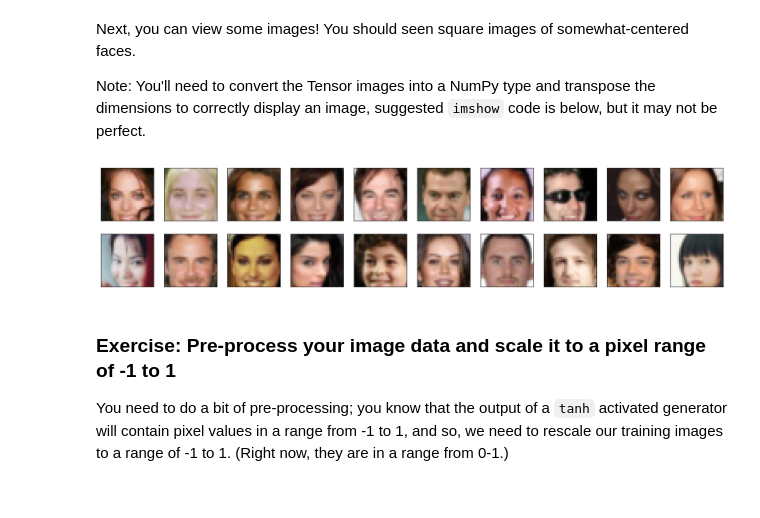
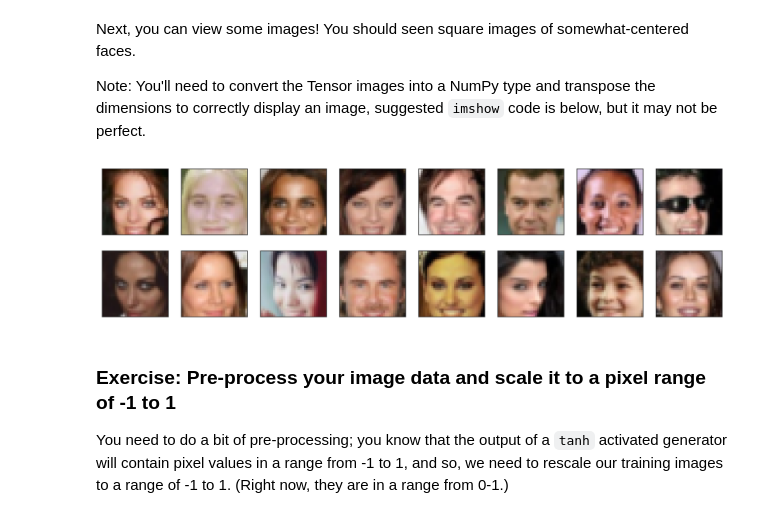
Before and after one commit to HaleTom/pytorch-udacity-intro, a Jupyter notebook: project-face-generation/dlnd_face_generation.ipynb, the cells around one changed output. Cells and saved outputs as stored; diff of their text form; code cells hidden in the pictures.

```diff
--- a/project-face-generation/dlnd_face_generation.ipynb
+++ b/project-face-generation/dlnd_face_generation.ipynb
@@ -133,7 +133,7 @@ Call the above function and create a dataloader to view images.
 img_size = 32  # Size of both x and y dimensions
 
 # Define function hyperparameters
-batch_size = 32
+batch_size = 16
 image_channels = 3
 
 """
@@ -148,24 +148,24 @@ Note: You'll need to convert the Tensor images into a NumPy type and transpose t
 # %%
 # helper display function
 def imshow(img):
     npimg = img.numpy()
     plt.imshow(np.transpose(npimg, (1, 2, 0)))
 
 """
 DON'T MODIFY ANYTHING IN THIS CELL THAT IS BELOW THIS LINE
 """
 # obtain one batch of training images
 dataiter = iter(celeba_train_loader)
 images, _ = dataiter.next() # _ for no labels
 
 # plot the images in the batch, along with the corresponding labels
-fig = plt.figure(figsize=(20, 4))
-plot_size=20
+fig = plt.figure(figsize=(16, 4))
+plot_size=16
 for idx in np.arange(plot_size):
     ax = fig.add_subplot(2, plot_size/2, idx+1, xticks=[], yticks=[])
     imshow(images[idx])
 # %% [output]
-[figure, old version]
+[figure, new version]
 # %% [markdown]
 ### Exercise: Pre-process your image data and scale it to a pixel range of -1 to 1
 
```
Also changed, not shown: parts of 11 cells of this notebook.
